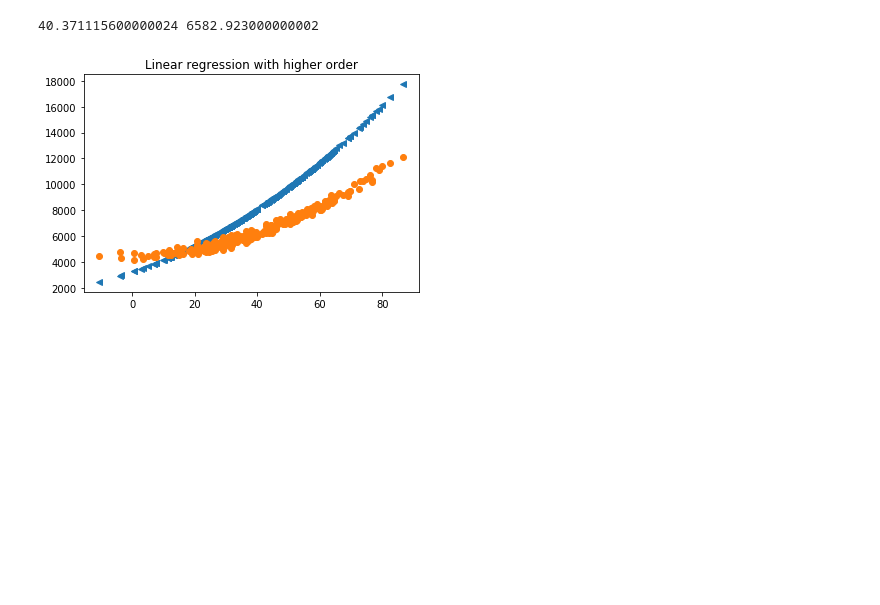
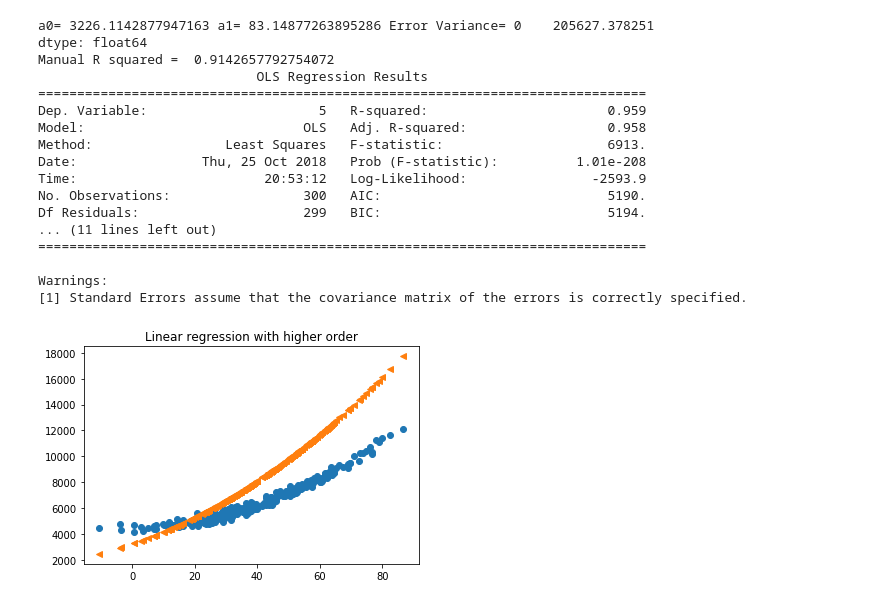
Before and after one commit to kalyanghosh/Linear-Multivariable-Regression, a Jupyter notebook: code/Project2.ipynb, the cells around one changed output. Drawn from its saved outputs; the diff is of its cells as text; code cells hidden in the pictures; blank space fills up the shorter version.

```diff
--- a/code/Project2.ipynb
+++ b/code/Project2.ipynb
@@ -134,7 +154,7 @@ class Simple_Linear_Regression:
 
         meanX1=X1.mean()
         meanY=Y.mean()
-        print (meanX1,meanY)
+        #print (meanX1,meanY)
 
         X1_i_minus_meanX1=X1.subtract(meanX1)
         Y_i_minus_meanY=Y.subtract(meanY)
@@ -147,7 +167,7 @@ class Simple_Linear_Regression:
         Y_i=a0+(a1*X1)
         e_i=pd.DataFrame(Y-Y_i)
         error_variance=e_i.var()
-        #print (error_variance)
+        print ("a0=",a0,"a1=",a1,"Error Variance=",error_variance)
 
 
         #***************************************************************#
@@ -158,59 +178,98 @@ class Simple_Linear_Regression:
         sstot = np.sum((Y - meanY)**2)    # or sum([ (yi - ybar)**2 for yi in y])
         R_squared = ssreg / sstot
 
-        #print (R_squared)
+        print ("Manual R squared = ",R_squared)
+
+        model = sm.OLS(Y, X1).fit()
+        print(model.summary())
 
         #***************************************************************#
 
         #2.3 Plotting a Simple Linear Regression Model
 
         #plt.plot(X1,Y,'+')
-        #plt.plot(X1,Y_i, '-')
+        #plt.plot(X1,Y_i, '<')
         #plt.title("Simple Linear Regression")
 
         #***************************************************************#
 
         #2.4 i > Draw histogram of the residuals
         #e_i.hist()
-        #plt.title("Histogram Of Residuals")
+        #plt.title("Histogram Of Residuals for Linear Model")
 
         #***************************************************************#
+
+        #2.4 Q-Q plots
+
+        res = model.resid # residuals
+        #fig = sm.qqplot(res,stats.distributions.norm)
+        #plt.show
+        #plt.title("QQ Plot of Residuals for Linear Model")
+        #Histogram of residuals
+        residuals = sorted(model.resid) # Just in case it isn't sorted
+        #normal_distribution = stats.norm.pdf(residuals, np.mean(residuals), np.std(residuals))
+        #plt.plot(residuals, normal_distribution)
+        #plt.show
+        #plt.title("Normal Curve of Residuals for Linear Model")
+
+        # plot the scatterplot of residuals
+        #plt.scatter(residuals,Y_i)
+        #plt.title('Scatter plot of Residuals for Linear Model')
+
+
+        #****************************************************************#
 
         #2.7 > Use a higher-order polynomial regression, i.e., Y = a0 + a1X + a2X2 + ε, to see if it gives better results
 
         # a2=(Sx^2y)(Sxx)-(Sxy)(Sxx^2)/((Sxx)(Sx^2x^2)-(Sxx^2)^2)
         Sxx=np.mean((X1_i_minus_meanX1)**2)
         Sxy=np.mean((X1_i_minus_meanX1)*(Y_i_minus_meanY))
 
         X1_squared=X1**2;
         X1_squared_mean=np.mean(X1_squared)
         X1_squared_minus_mean_X1_squared=X1_squared.subtract(X1_squared_mean)
 
         Sxx2=np.mean((X1_i_minus_meanX1)*(X1_squared_minus_mean_X1_squared))
 
         Sx2x2=np.mean(X1_squared_minus_mean_X1_squared**2)
 
         Sx2y=np.mean((X1_squared_minus_mean_X1_squared)*Y_i_minus_meanY)
 
         a2=((Sx2y*Sxx)-(Sxy*Sxx2))/((Sxx*Sx2x2)-((Sxx2)**2))
 
         #print ("a2 coeffecient=",a2)
 
         Y_i_high_order=a0+X1.multiply(a1)+(X1**2).multiply(a2)
         #print (Y_i_high_order)
         fig, ax = plt.subplots(1, 1, figsize=(6, 4))
+        ax.plot(X1,Y, 'o')
         ax.plot(X1,Y_i_high_order, '<')
-        ax.plot(X1,Y, 'o')
         plt.title("Linear regression with higher order")
 
 
 
 
 obj=Simple_Linear_Regression(file_to_open)
 obj.linear_regression()
 # %% [output]
-40.371115600000024 6582.923000000002
+a0= 3226.1142877947163 a1= 83.14877263895286 Error Variance= 0    205627.378251
+dtype: float64
+Manual R squared =  0.9142657792754072
+                            OLS Regression Results
+==============================================================================
+Dep. Variable:                      5   R-squared:                       0.959
+Model:                            OLS   Adj. R-squared:                  0.958
+Method:                 Least Squares   F-statistic:                     6913.
+Date:                Thu, 25 Oct 2018   Prob (F-statistic):          1.01e-208
+Time:                        20:53:12   Log-Likelihood:                -2593.9
+No. Observations:                 300   AIC:                             5190.
+Df Residuals:                     299   BIC:                             5194.
+... (11 lines left out)
+==============================================================================
+
+Warnings:
+[1] Standard Errors assume that the covariance matrix of the errors is correctly specified.
-[figure, old version]
+[figure, new version]
 # %%
 # Task 3 -- Linear Multivariate Regression
 
```
Also changed, not shown: parts of 1 cell of this notebook.
